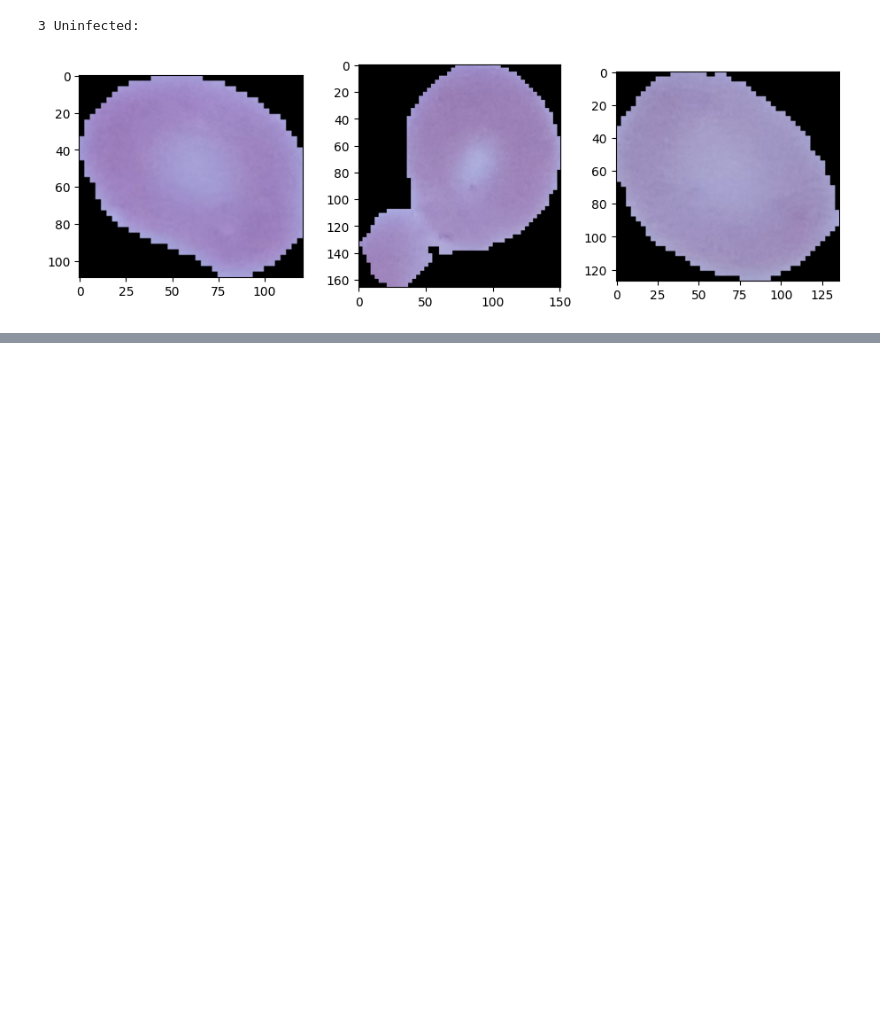
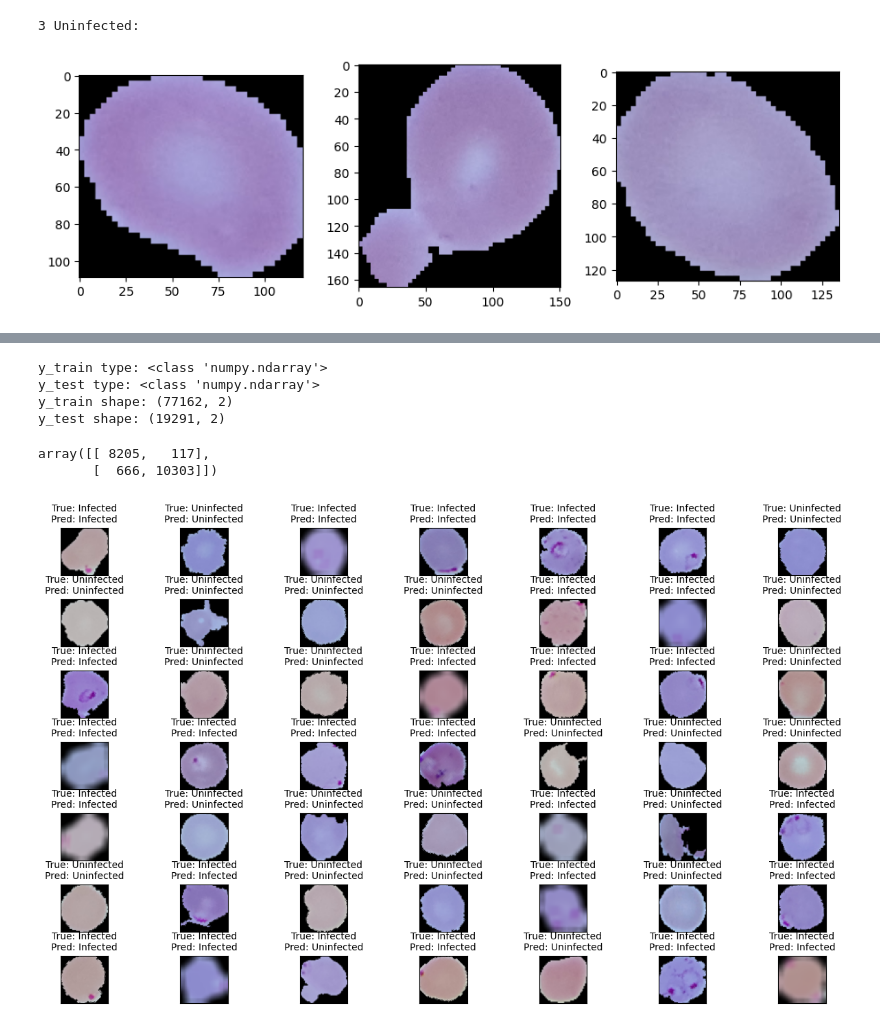
Before and after one commit to fandrianarisataGithub/Data-science-projet-INSI-Malaria-CNN, a Jupyter notebook: Memo_dsc_malaria_detection.ipynb, the cells around one changed output, grey strips where cells are left out. Drawn from its saved outputs; the diff is of its cells as text; code cells hidden in the pictures; blank space fills up the shorter version.

```diff
--- a/Memo_dsc_malaria_detection.ipynb
+++ b/Memo_dsc_malaria_detection.ipynb
@@ -232,0 +298,2 @@ Epoch 30/30
+# %%
+model.fit(X_train, y_train, epochs=5, batch_size=32)  # Train for additional epochs
@@ -232,0 +314,2 @@ Epoch 30/30
+# %%
+model.fit(X_train, y_train, epochs=2, batch_size=32)  # Train for additional epochs
@@ -232,0 +324,2 @@ Epoch 30/30
+# %%
+model.fit(X_train, y_train, epochs=3, batch_size=32)  # Train for additional epochs
@@ -242,0 +348,3 @@ Accuracy:  100.0
+# %%
+#Prédire les classes sur l'ensemble de test
+y_pred = model.predict(X_test)
@@ -243,3 +356,50 @@ Accuracy:  100.0
+# %%
+print("y_train type:", type(y_train))
+print("y_test type:", type(y_test))
+print("y_train shape:", y_train.shape)
+print("y_test shape:", y_test.shape)
+# %% [output]
+y_train type: <class 'numpy.ndarray'>
+y_test type: <class 'numpy.ndarray'>
+y_train shape: (77162, 2)
+y_test shape: (19291, 2)
+# %%
+#Création de la matrice de confusion:
+y_test_binary = np.argmax(y_test, axis=1)
+confusion_mat = confusion_matrix(y_test_binary, y_pred_classes)
+confusion_mat
+# %% [output]
+array([[ 8205,   117],
+       [  666, 10303]])
+# %%
+plt.figure(1, figsize=(15, 9))
+n = 0
+
+# Assuming one-hot encoded labels
+classes = ["Uninfected", "Infected"]  # Define class names for readability
+
+for i in range(49):
+    n += 1
+    r = np.random.randint(0, X_test.shape[0], 1)
+
+    # Check if subplot position is within grid capacity
+    if n <= 49:
+        plt.subplot(7, 7, n)
+        plt.subplots_adjust(hspace=0.5, wspace=0.5)
+
+        # Get true and predicted labels from y_test and y_pred
+        true_label_index = np.argmax(y_test[r[0]])  # Convert one-hot encoded label to index
+        predicted_label_index = np.argmax(y_pred[r[0]])
+        true_label = classes[true_label_index]
+        predicted_label = classes[predicted_label_index]
+
+        plt.imshow(X_test[r[0]])
+        plt.title(f"True: {true_label}\nPred: {predicted_label}", fontsize=10)  # Clear title with labels
+        plt.xticks([]), plt.yticks([])
+
+plt.show()
+# %% [output]
+[figure, added]
 # %%
 #Saving model
 %cd "/content/drive/MyDrive/Malaria-dataset"
```
Also changed, not shown: parts of 33 cells of this notebook.
